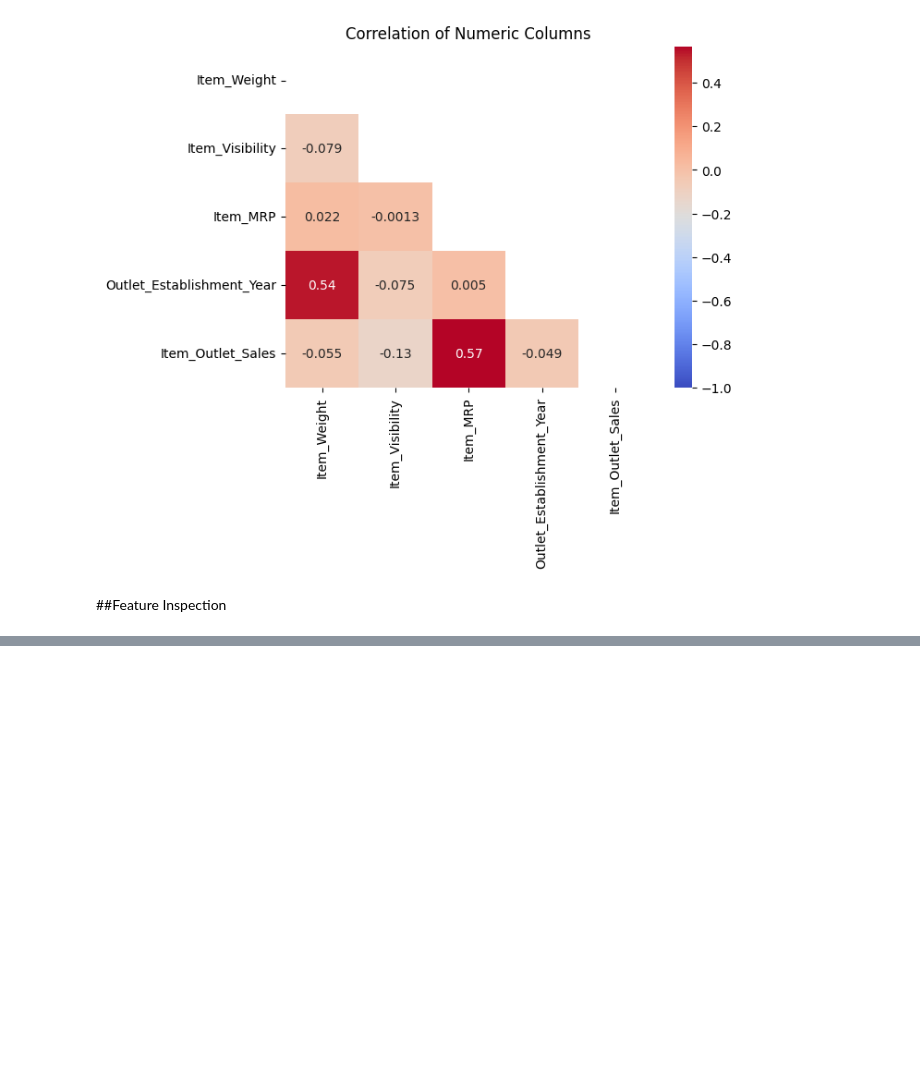
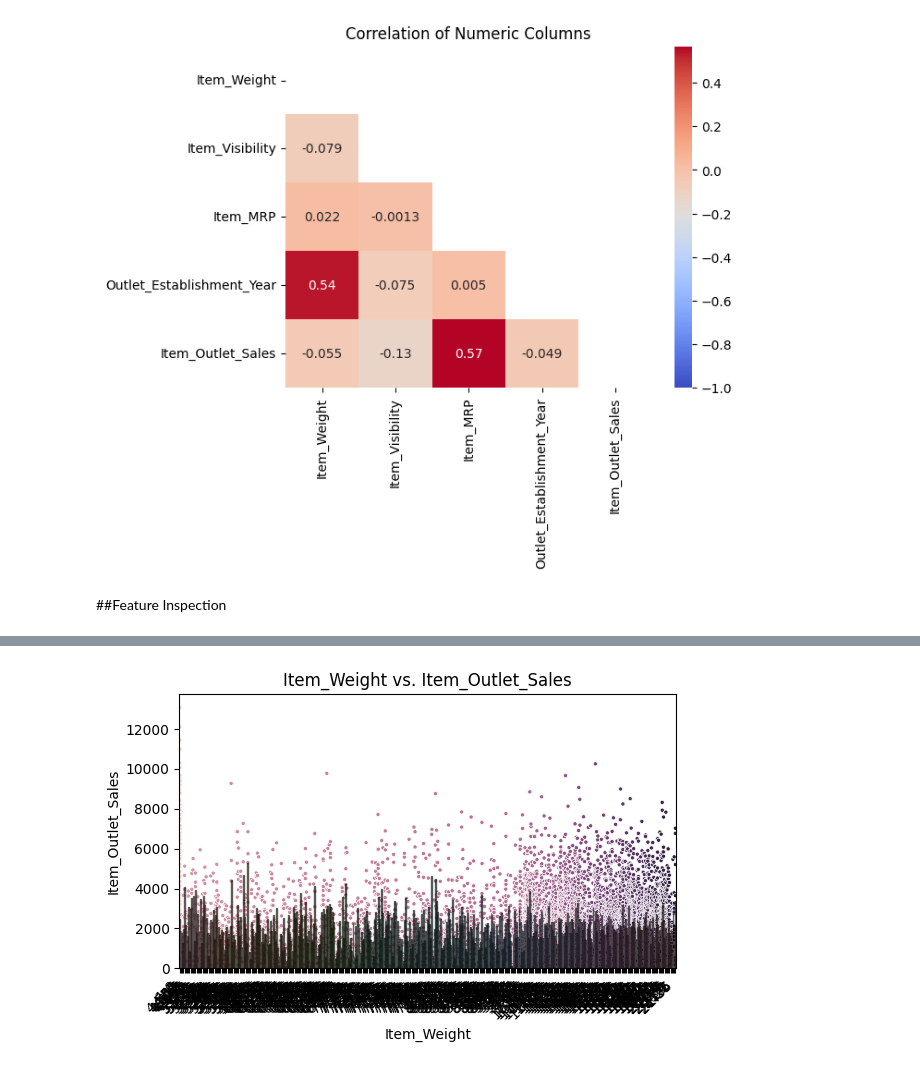
Before and after one commit to bubbles42/predicting-product-sales, a Jupyter notebook: predicting_product_sales.ipynb, the cells around one changed output, grey strips where cells are left out. Saved outputs shown, nothing was run; the diff lists cells and outputs as text; code cells hidden in the pictures; blank space fills up the shorter version.

```diff
--- a/predicting_product_sales.ipynb
+++ b/predicting_product_sales.ipynb
@@ -330,0 +570,5 @@ ax.set(title='Correlation of Numeric Columns')
+# %%
+# Run the appropriate feature vs. target function (based on dtype)
+plot_cat_vs_target(sales_df, x=feature);
+# %% [output]
+[figure, added]
```
Also changed, not shown: parts of 89 cells of this notebook.
